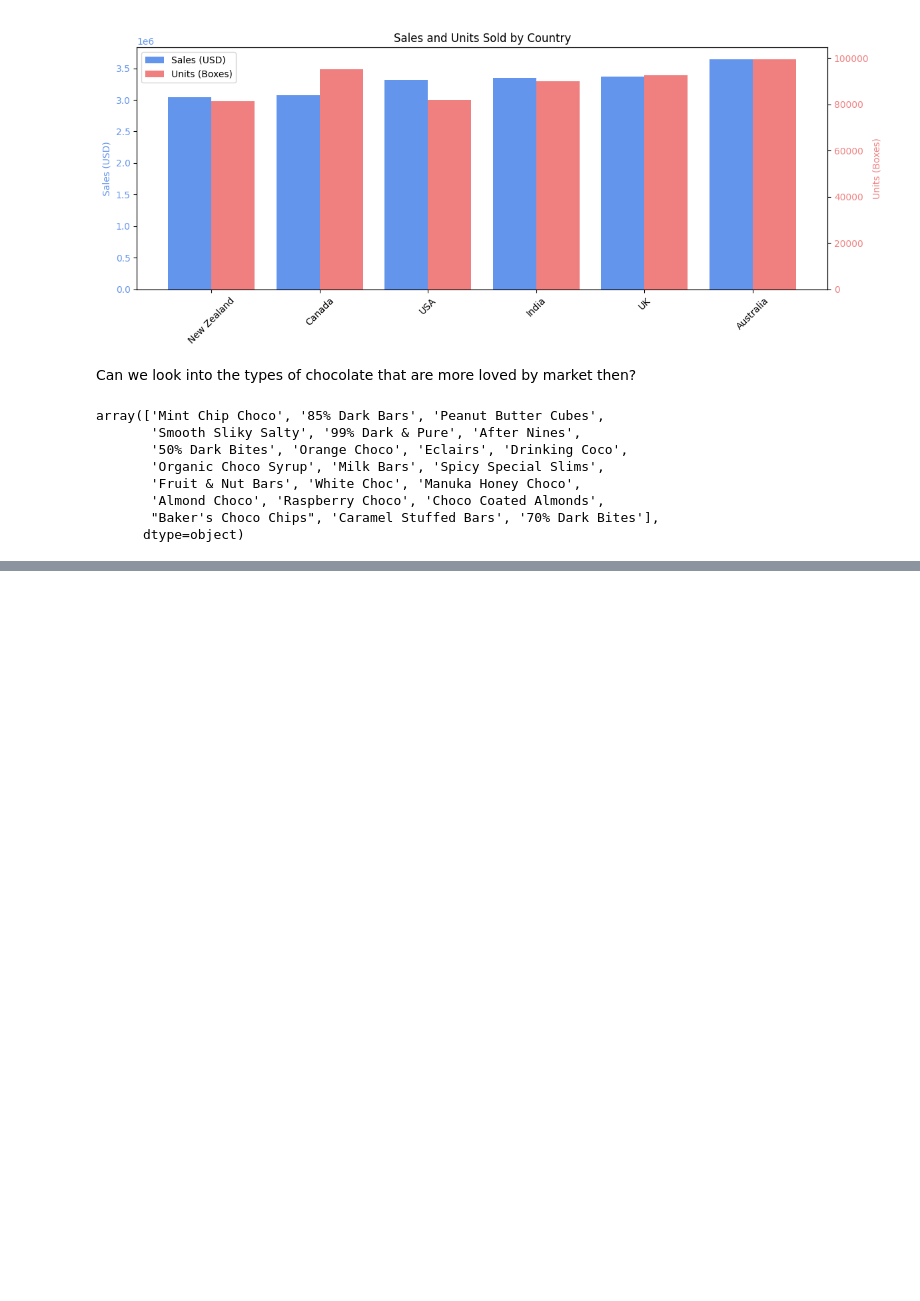
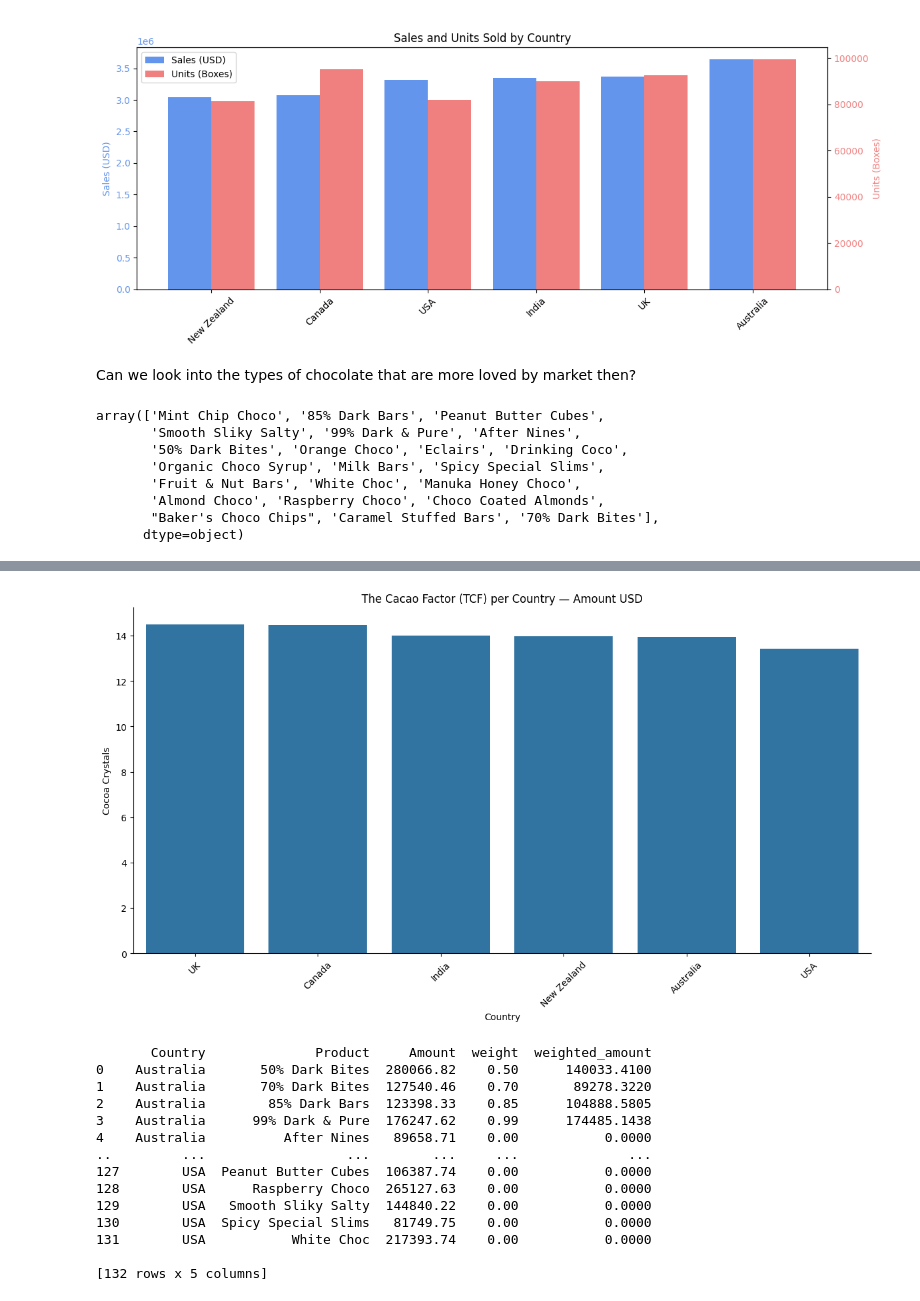
Before and after one commit to Lina060992/Chocolate, a Jupyter notebook: more_questions.ipynb, the cells around one changed output, grey strips where cells are left out. Saved outputs shown, nothing was run; the diff lists cells and outputs as text; code cells hidden in the pictures; blank space fills up the shorter version.

```diff
--- a/more_questions.ipynb
+++ b/more_questions.ipynb
@@ -567,0 +683,36 @@ The ponderation factor will be the percentage in cocoa.
+# %%
+order_amount = tcf_sales_amount.sort_values('Cocoa_Crystals', ascending=False).index
+
+
+sns.catplot(
+    x='Country',
+    y='Cocoa_Crystals',
+    kind='bar',
+    data=tcf_sales_amount,
+    order=order_amount,
+    height=6,
+    aspect=2
+)
+
+plt.xticks(rotation=45)
+plt.ylabel('Cocoa Crystals')
+plt.title('The Cacao Factor (TCF) per Country — Amount USD')
+plt.show()
+
+print(sales_amount)
+# %% [output]
+[figure, added]
+       Country              Product     Amount  weight  weighted_amount
+0    Australia       50% Dark Bites  280066.82    0.50      140033.4100
+1    Australia       70% Dark Bites  127540.46    0.70       89278.3220
+2    Australia        85% Dark Bars  123398.33    0.85      104888.5805
+3    Australia      99% Dark & Pure  176247.62    0.99      174485.1438
+4    Australia          After Nines   89658.71    0.00           0.0000
+..         ...                  ...        ...     ...              ...
+127        USA  Peanut Butter Cubes  106387.74    0.00           0.0000
+128        USA      Raspberry Choco  265127.63    0.00           0.0000
+129        USA   Smooth Sliky Salty  144840.22    0.00           0.0000
+130        USA  Spicy Special Slims   81749.75    0.00           0.0000
+131        USA           White Choc  217393.74    0.00           0.0000
+
+[132 rows x 5 columns]
```
Also changed, not shown: parts of 10 cells of this notebook.
